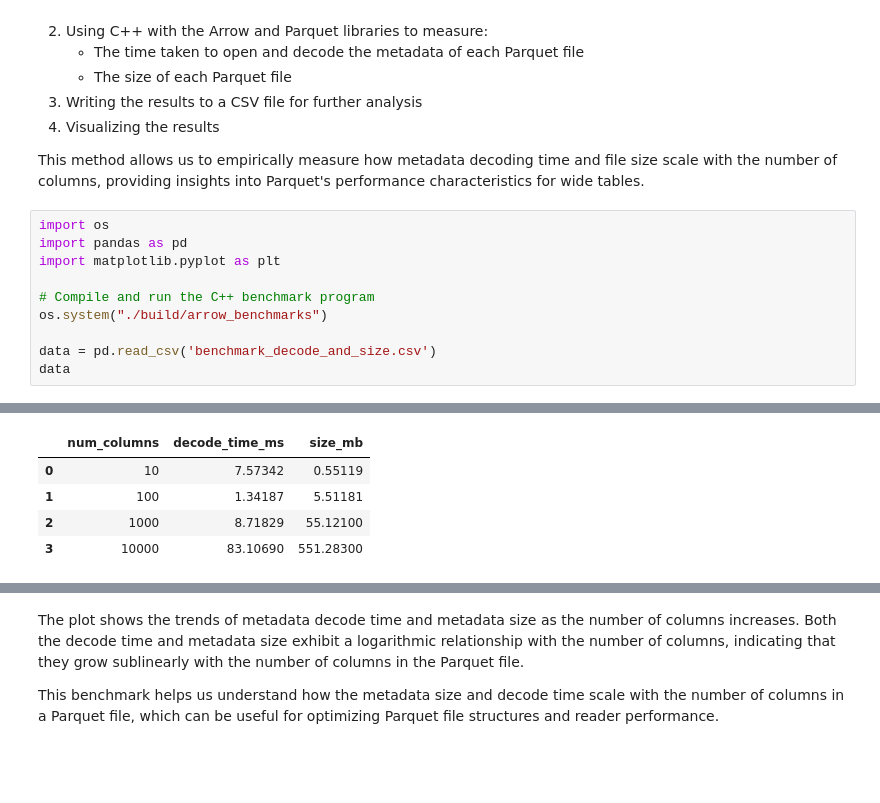
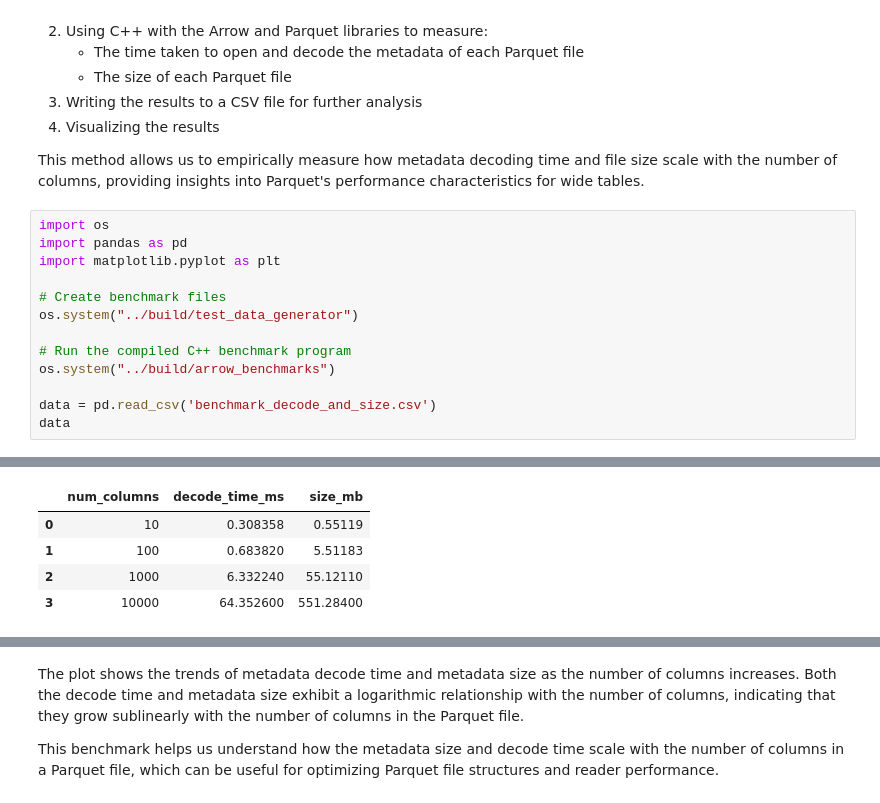
Before and after one commit to Neelaksh-Singh/gresearch_parquet_benchmarking, a Jupyter notebook: Parquet-CPP Benchmarking.ipynb, the cells around one changed output, grey strips where cells are left out. Saved outputs shown, nothing was run; the diff lists cells and outputs as text; blank space fills up the shorter version.

```diff
--- a/Parquet-CPP Benchmarking.ipynb
+++ b/Parquet-CPP Benchmarking.ipynb
@@ -98,8 +98,11 @@ import os
 import pandas as pd
 import matplotlib.pyplot as plt
 
-# Compile and run the C++ benchmark program
-os.system("./build/arrow_benchmarks")
+# Create benchmark files
+os.system("../build/test_data_generator")
+
+# Run the compiled C++ benchmark program
+os.system("../build/arrow_benchmarks")
 
 data = pd.read_csv('benchmark_decode_and_size.csv')
 data
@@ -107,6 +114,6 @@ data
 |  | num_columns | decode_time_ms | size_mb |
-| 0 | 10 | 7.57342 | 0.55119 |
-| 1 | 100 | 1.34187 | 5.51181 |
-| 2 | 1000 | 8.71829 | 55.12100 |
-| 3 | 10000 | 83.10690 | 551.28300 |
+| 0 | 10 | 0.308358 | 0.55119 |
+| 1 | 100 | 0.683820 | 5.51183 |
+| 2 | 1000 | 6.332240 | 55.12110 |
+| 3 | 10000 | 64.352600 | 551.28400 |
 # %%
```
Also changed, not shown: parts of 29 cells of this notebook, 7 other files.
